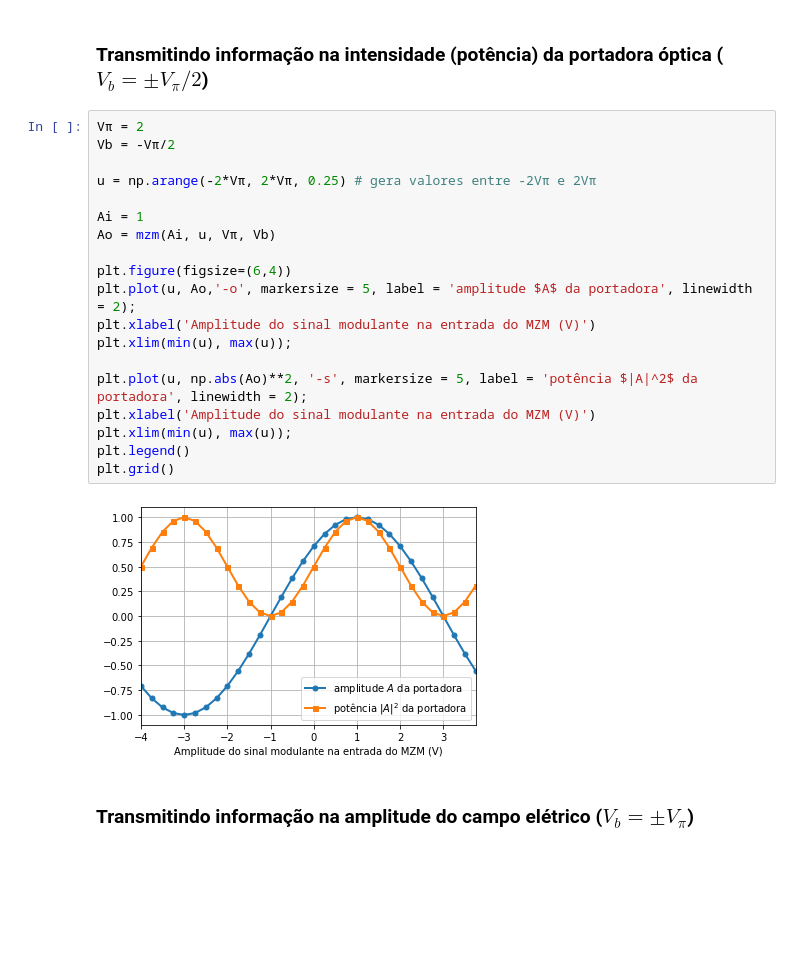
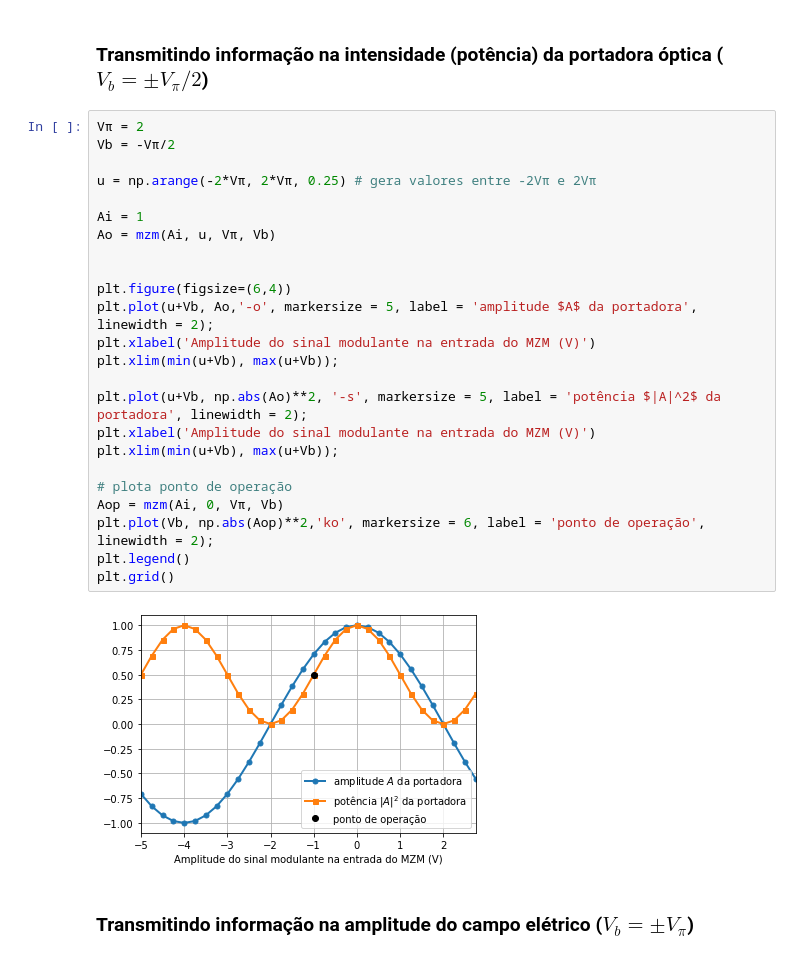
Before and after one commit to edsonportosilva/OpticalCommunications, a Jupyter notebook: jupyter notebooks/1. Transmissores ópticos.ipynb, the cells around one changed output. Saved outputs shown, nothing was run; the diff lists cells and outputs as text; blank space fills up the shorter version.

```diff
--- a/jupyter notebooks/1. Transmissores ópticos.ipynb
+++ b/jupyter notebooks/1. Transmissores ópticos.ipynb
@@ -301,24 +301,29 @@ mzm(Ai, u, Vπ, Vb)
 # %%
 Vπ = 2
 Vb = -Vπ/2
 
 u = np.arange(-2*Vπ, 2*Vπ, 0.25) # gera valores entre -2Vπ e 2Vπ
 
 Ai = 1
 Ao = mzm(Ai, u, Vπ, Vb)
 
+
 plt.figure(figsize=(6,4))
-plt.plot(u, Ao,'-o', markersize = 5, label = 'amplitude $A$ da portadora', linewidth = 2);
+plt.plot(u+Vb, Ao,'-o', markersize = 5, label = 'amplitude $A$ da portadora', linewidth = 2);
 plt.xlabel('Amplitude do sinal modulante na entrada do MZM (V)')
-plt.xlim(min(u), max(u));
+plt.xlim(min(u+Vb), max(u+Vb));
 
-plt.plot(u, np.abs(Ao)**2, '-s', markersize = 5, label = 'potência $|A|^2$ da portadora', linewidth = 2);
+plt.plot(u+Vb, np.abs(Ao)**2, '-s', markersize = 5, label = 'potência $|A|^2$ da portadora', linewidth = 2);
 plt.xlabel('Amplitude do sinal modulante na entrada do MZM (V)')
-plt.xlim(min(u), max(u));
+plt.xlim(min(u+Vb), max(u+Vb));
+
+# plota ponto de operação
+Aop = mzm(Ai, 0, Vπ, Vb)
+plt.plot(Vb, np.abs(Aop)**2,'ko', markersize = 6, label = 'ponto de operação', linewidth = 2);
 plt.legend()
 plt.grid()
 # %% [output]
-[figure, old version]
+[figure, new version]
 # %% [markdown]
 ### Transmitindo informação na amplitude do campo elétrico ($V_b = \pm V_π$)
 # %%
```
Also changed, not shown: parts of 11 cells of this notebook, 1 other file.
